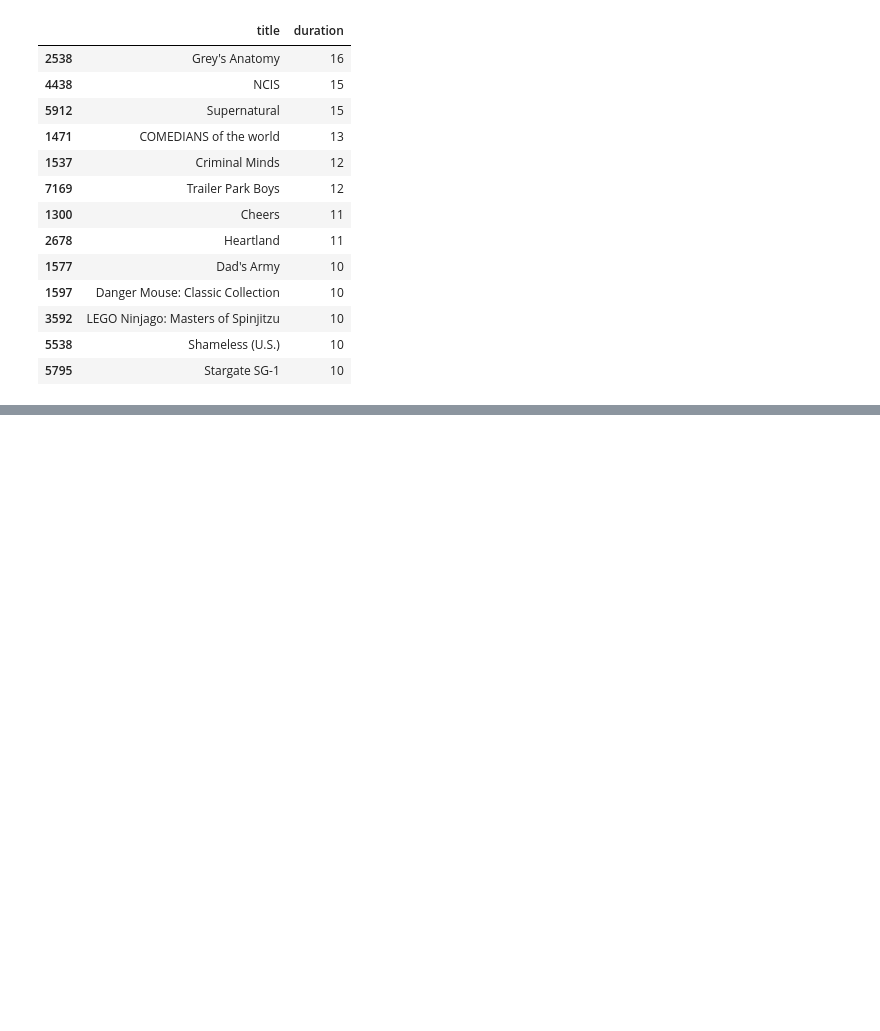
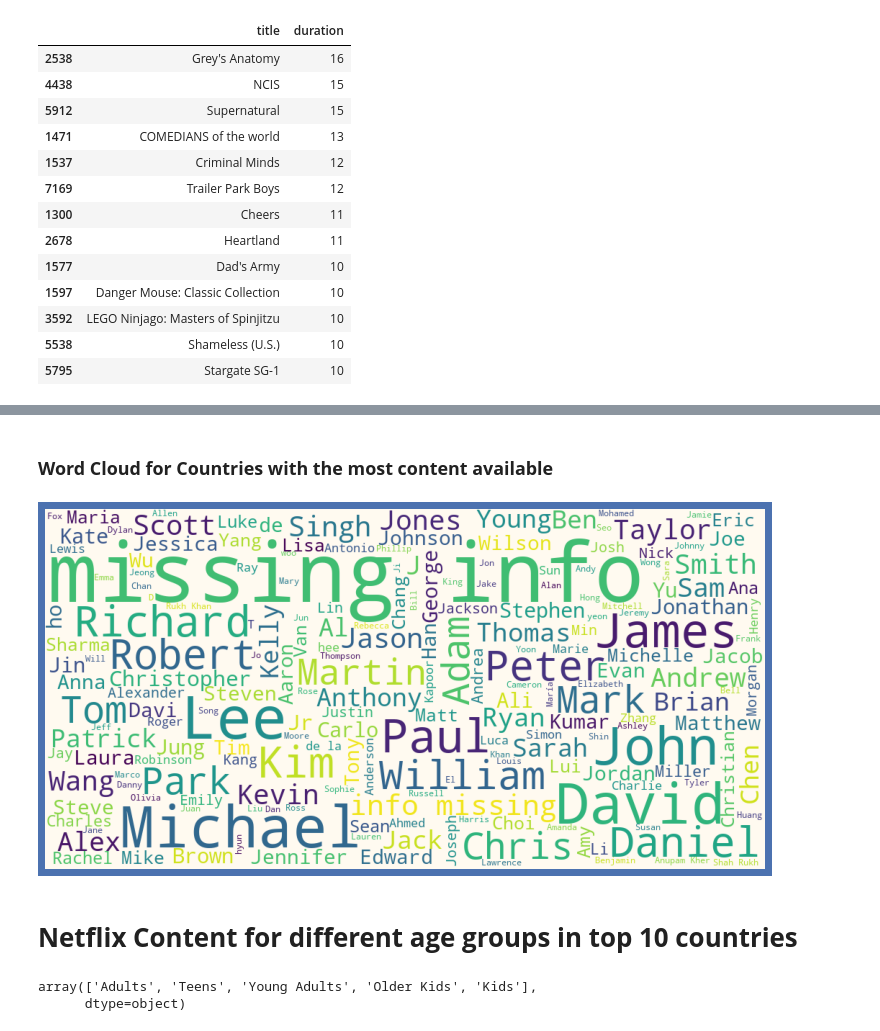
Before and after one commit to nikhilumare/Netflix-Movies-and-tv-shows-Clustering, a Jupyter notebook: netflix_movies_and_tv_shows_clustering_capstone_4_NikhilUmare.ipynb, the cells around one changed output, grey strips where cells are left out. Drawn from its saved outputs; the diff is of its cells as text; code cells hidden in the pictures; blank space fills up the shorter version.

```diff
--- a/netflix_movies_and_tv_shows_clustering_capstone_4_NikhilUmare.ipynb
+++ b/netflix_movies_and_tv_shows_clustering_capstone_4_NikhilUmare.ipynb
@@ -873,0 +1228,14 @@ long_shows_df.sort_values(by=['duration'],ascending=False)
+# %% [markdown]
+### **Word Cloud for Countries with the most content available**
+# %%
+text = Flix_df['cast']
+wordcloud = WordCloud(width = 1000,height = 500,background_color = 'floralwhite').generate(" ".join(Flix_df.cast))
+fig = plt.figure(figsize = (10, 5),facecolor = 'b',edgecolor = 'k',)
+plt.imshow(wordcloud)
+plt.axis('off')
+plt.tight_layout(pad=0)
+plt.show()
+# %% [output]
+[figure, added]
+# %% [markdown]
+# **Netflix Content for different age groups in top 10 countries**
@@ -873,0 +1250,23 @@ long_shows_df.sort_values(by=['duration'],ascending=False)
+# %%
+# Creating new column for age rating
+rating_ages = {
+    'TV-PG': 'Older Kids',
+    'TV-MA': 'Adults',
+    'TV-Y7-FV': 'Older Kids',
+    'TV-Y7': 'Older Kids',
+    'TV-14': 'Young Adults',
+    'R': 'Adults',
+    'TV-Y': 'Kids',
+    'NR': 'Adults',
+    'PG-13': 'Teens',
+    'TV-G': 'Kids',
+    'PG': 'Older Kids',
+    'G': 'Kids',
+    'UR': 'Adults',
+    'NC-17': 'Adults'
+}
+Flix_df['age_rating'] = Flix_df['rating'].replace(rating_ages)
+Flix_df['age_rating'].unique()
+# %% [output]
+array(['Adults', 'Teens', 'Young Adults', 'Older Kids', 'Kids'],
+      dtype=object)
```
Also changed, not shown: parts of 47 cells of this notebook.
